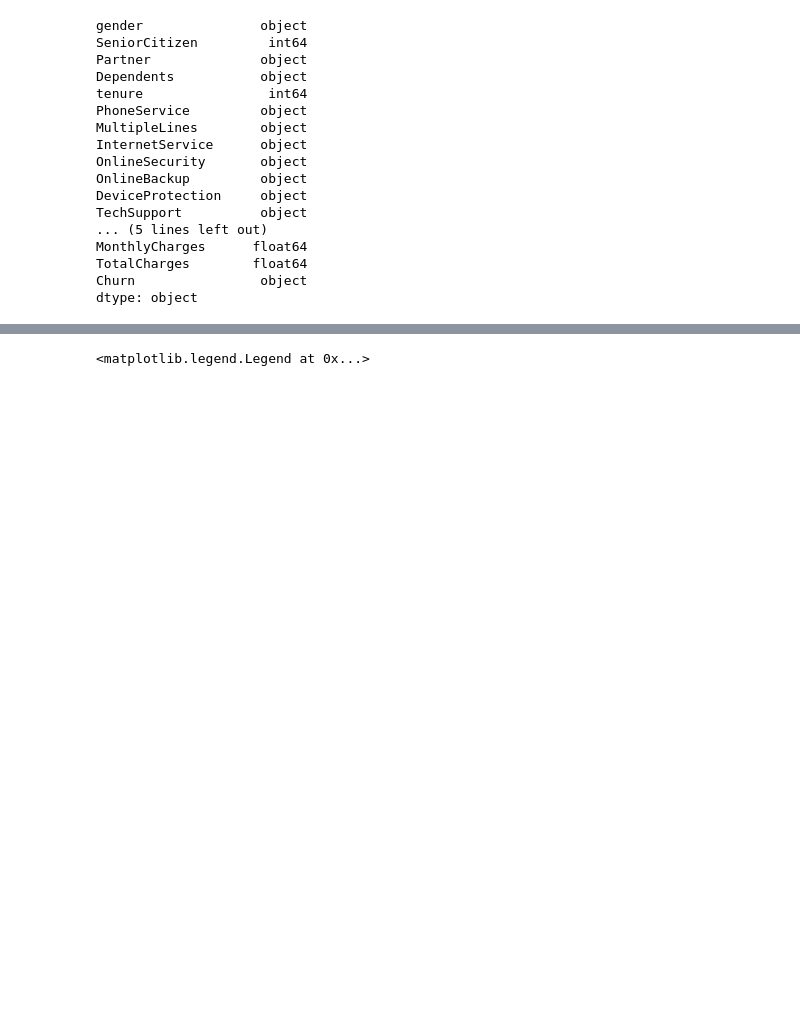
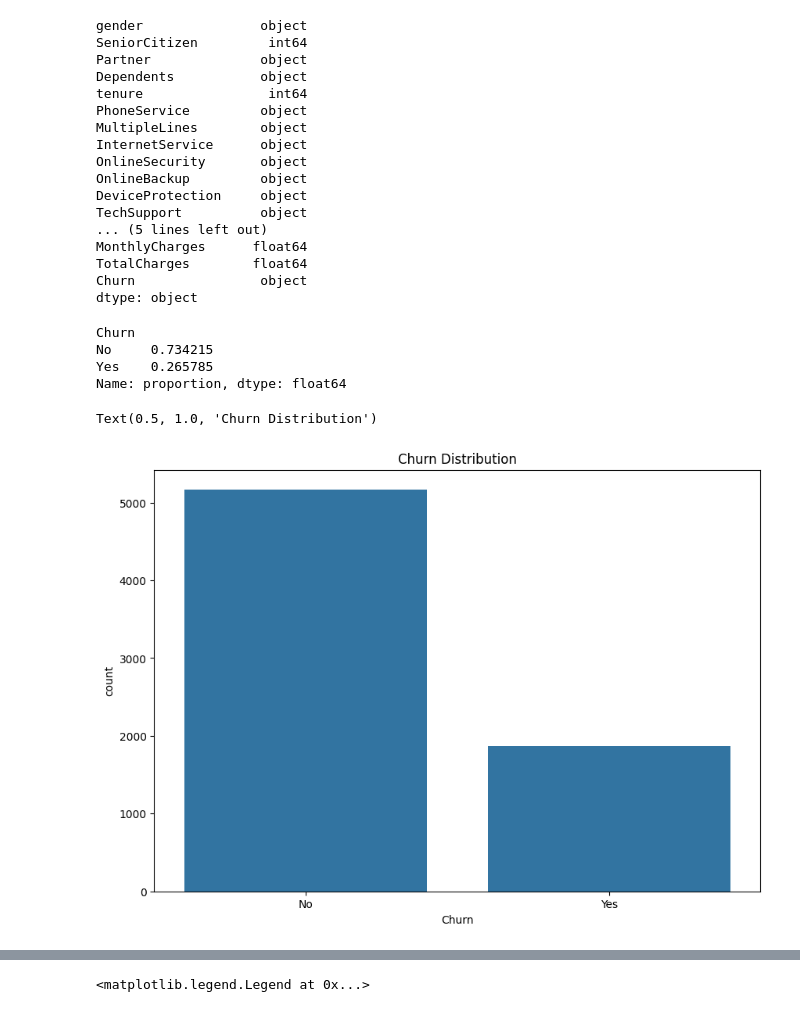
Before and after one commit to dextermadh/Customer-Churn-Prediction-using-ANN, a Jupyter notebook: notebook.ipynb, the cells around one changed output, grey strips where cells are left out. Cells and saved outputs as stored; diff of their text form; code cells hidden in the pictures; blank space fills up the shorter version.

```diff
--- a/notebook.ipynb
+++ b/notebook.ipynb
@@ -134,3 +134,18 @@ MonthlyCharges      float64
 TotalCharges        float64
 Churn                object
 dtype: object
+# %%
+df1.Churn.value_counts(normalize=True)
+# %% [output]
+Churn
+No     0.734215
+Yes    0.265785
+Name: proportion, dtype: float64
+# %%
+import seaborn as sn
+plt.figure(figsize=(10,7))
+sn.countplot(data=df1, x='Churn')
+plt.title('Churn Distribution')
+# %% [output]
+Text(0.5, 1.0, 'Churn Distribution')
+[figure, added]
```
Also changed, not shown: parts of 33 cells of this notebook, 4 other files.
